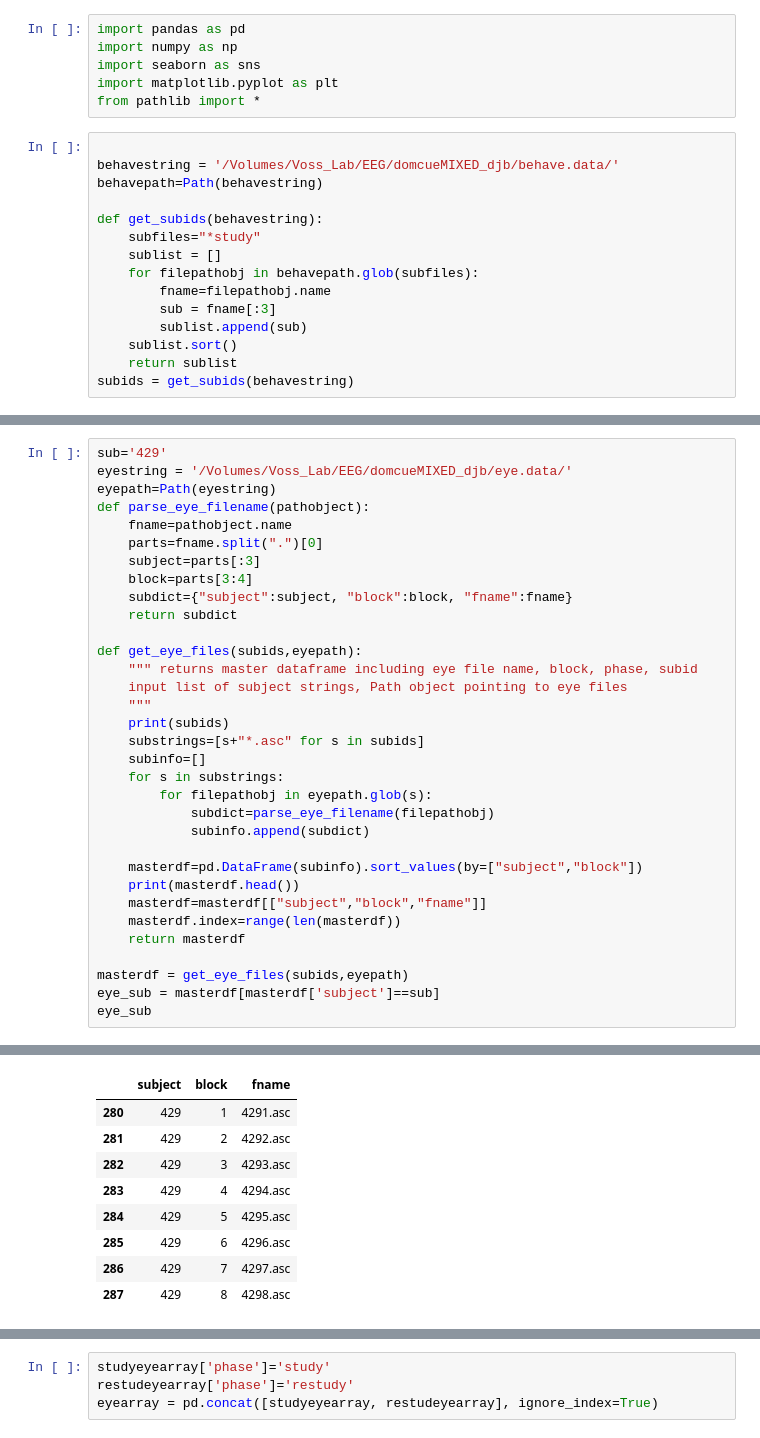
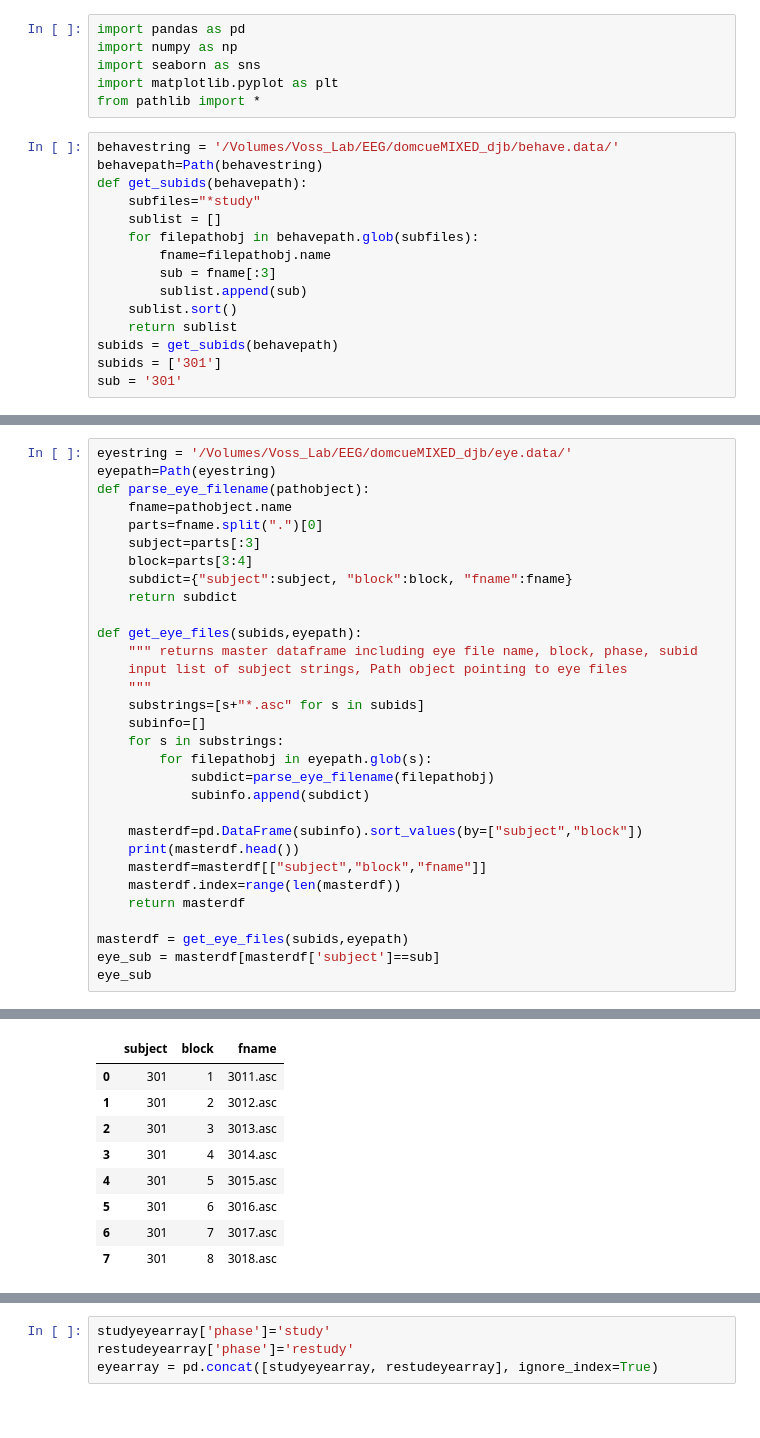
Before and after one commit to donnajobridge/data_visualizations, a Jupyter notebook: domcue/domcue_read_eye_data.ipynb, the cells around one changed output, grey strips where cells are left out. Saved outputs shown, nothing was run; the diff lists cells and outputs as text.

```diff
--- a/domcue/domcue_read_eye_data.ipynb
+++ b/domcue/domcue_read_eye_data.ipynb
@@ -5,11 +5,9 @@ import seaborn as sns
 import matplotlib.pyplot as plt
 from pathlib import *
 # %%
-
 behavestring = '/Volumes/Voss_Lab/EEG/domcueMIXED_djb/behave.data/'
 behavepath=Path(behavestring)
-
-def get_subids(behavestring):
+def get_subids(behavepath):
     subfiles="*study"
     sublist = []
     for filepathobj in behavepath.glob(subfiles):
@@ -18,5 +16,7 @@ def get_subids(behavestring):
         sublist.append(sub)
     sublist.sort()
     return sublist
-subids = get_subids(behavestring)
+subids = get_subids(behavepath)
+subids = ['301']
+sub = '301'
 # %%
@@ -76,5 +114,4 @@ behavearray = apply_adjust_pres_coords(behavearray)
 # %%
-sub='429'
 eyestring = '/Volumes/Voss_Lab/EEG/domcueMIXED_djb/eye.data/'
 eyepath=Path(eyestring)
 def parse_eye_filename(pathobject):
@@ -89,7 +126,6 @@ def get_eye_files(subids,eyepath):
     """ returns master dataframe including eye file name, block, phase, subid
     input list of subject strings, Path object pointing to eye files
     """
-    print(subids)
     substrings=[s+"*.asc" for s in subids]
     subinfo=[]
     for s in substrings:
@@ -111,18 +146,18 @@ eye_sub
   block     fname subject
 0     1  3011.asc     301
 4     2  3012.asc     301
 5     3  3013.asc     301
 1     4  3014.asc     301
 2     5  3015.asc     301
 |  | subject | block | fname |
-| 280 | 429 | 1 | 4291.asc |
-| 281 | 429 | 2 | 4292.asc |
-| 282 | 429 | 3 | 4293.asc |
-| 283 | 429 | 4 | 4294.asc |
-| 284 | 429 | 5 | 4295.asc |
-| 285 | 429 | 6 | 4296.asc |
-| 286 | 429 | 7 | 4297.asc |
-| 287 | 429 | 8 | 4298.asc |
+| 0 | 301 | 1 | 3011.asc |
+| 1 | 301 | 2 | 3012.asc |
+| 2 | 301 | 3 | 3013.asc |
+| 3 | 301 | 4 | 3014.asc |
+| 4 | 301 | 5 | 3015.asc |
+| 5 | 301 | 6 | 3016.asc |
+| 6 | 301 | 7 | 3017.asc |
+| 7 | 301 | 8 | 3018.asc |
 # %%
 def parse_eye_events_to_intline(line,extrainfo):
     efixspace=["","",""]
```
Also changed, not shown: parts of 17 cells of this notebook, 43 other files.
